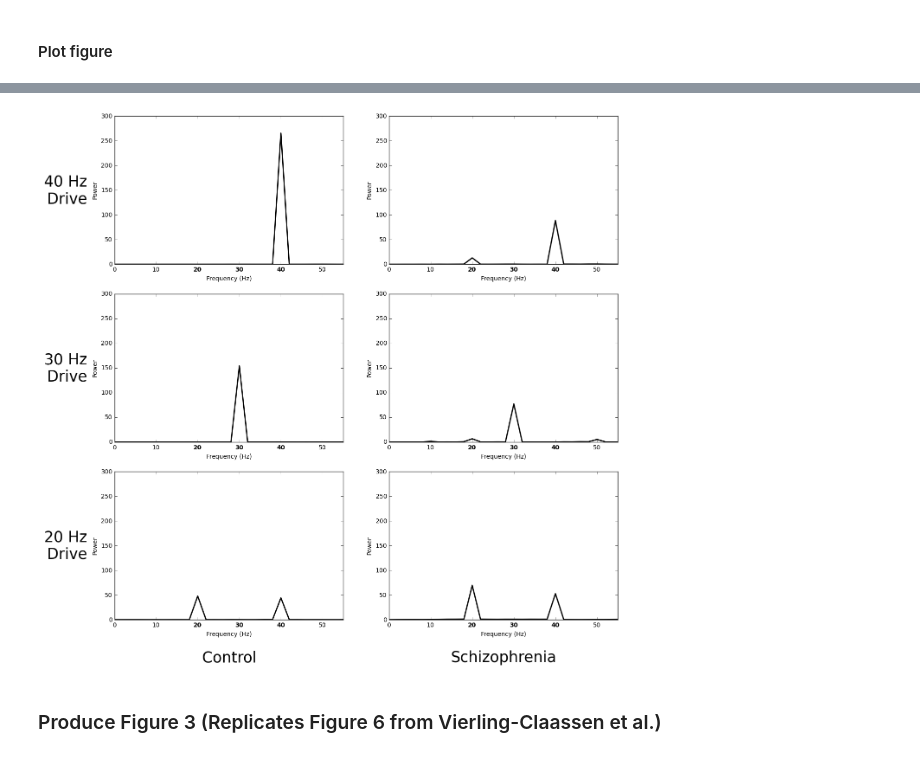
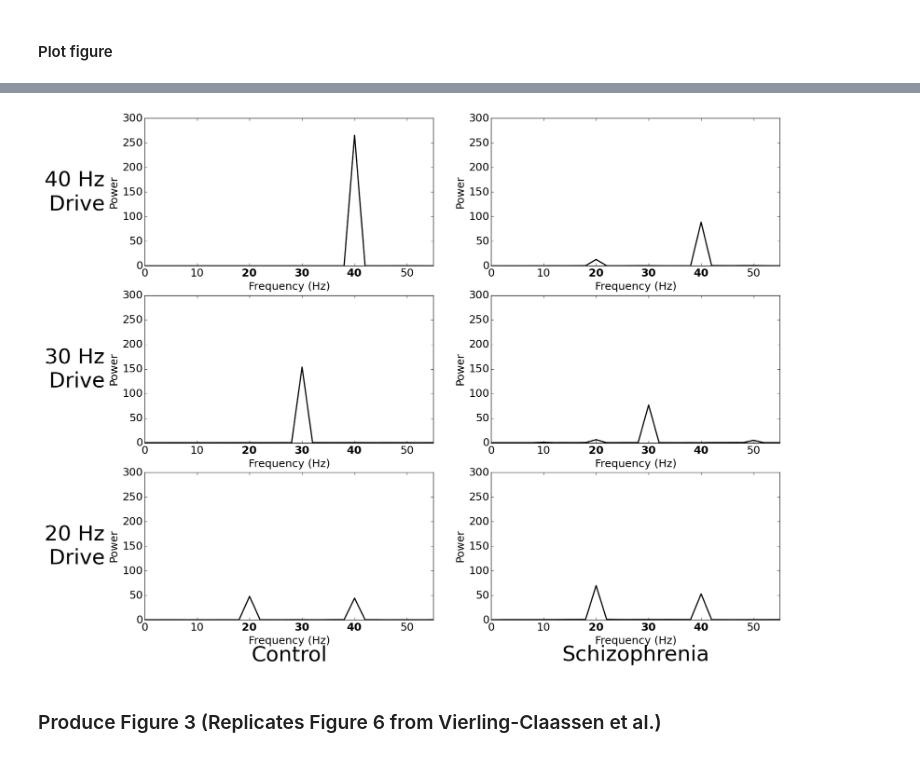
Before and after one commit to ReScience/ReScience-submission, a Jupyter notebook: notebook/plotFigures.ipynb, the cells around one changed output, grey strips where cells are left out. Drawn from its saved outputs; the diff is of its cells as text; code cells hidden in the pictures.

```diff
--- a/notebook/plotFigures.ipynb
+++ b/notebook/plotFigures.ipynb
@@ -27,16 +27,9 @@ def calcPowerSpectrum(meg,dt,sim_time):
     tn = np.linspace(0,sim_time,int(sim_time/dt)+1)
 
     npts = len(meg)
-    startpt = int(0.2*fs)
 
-    if (npts - startpt)%2!=0:
-        startpt = startpt + 1
 
-    meg = meg[startpt:]
-    tn = tn[startpt:]
-    nfft = len(tn)
-
-    pxx,freqs=mlab.psd(meg,NFFT=nfft,Fs=fs,noverlap=0,window=mlab.window_none)
+    pxx,freqs=mlab.psd(meg,NFFT=npts,Fs=fs,noverlap=0,window=mlab.window_none)
     pxx[0] = 0.0
 
     return pxx,freqs
@@ -146,69 +144,74 @@ pxx_schiz_40,_ = calcPowerSpectrum(schiz_avg_meg_40,dt,sim_time)
 # %% [markdown]
 #### Plot figure
 # %%
-f2,((ax11,ax22),(ax33,ax44),(ax55,ax66)) = plt.subplots(3,2,sharex=True,sharey=True,figsize=[15.0,15.0])
+f2,((ax11,ax22),(ax33,ax44),(ax55,ax66)) = plt.subplots(3,2,sharex=True,sharey=True,figsize=[19.0,15.0])
 
 ax11.plot(freqs*1000,pxx_ctrl_40,'k',linewidth=2)
 ax11.axis(xmin=0, xmax=55)
-ax11.set_xlabel('Frequency (Hz)')
-ax11.set_ylabel('Power')
-ax11.annotate('40 Hz \n Drive',xy=(0,0.5),xytext=(-ax11.yaxis.labelpad-5,0),xycoords=ax11.yaxis.label,textcoords='offset points',size=25,ha='right',va='center')
+ax11.set_xlabel('Frequency (Hz)',fontsize=18)
+ax11.set_ylabel('Power',fontsize=18)
+ax11.annotate('40 Hz \n Drive',xy=(0,0.5),xytext=(-ax11.yaxis.labelpad-5,0),xycoords=ax11.yaxis.label,textcoords='offset points',size=35,ha='right',va='center')
 xticks=ax11.xaxis.get_ticklabels()
 xticks[2].set_weight('bold')
 xticks[3].set_weight('bold')
 xticks[4].set_weight('bold')
 
 ax22.plot(freqs*1000,pxx_schiz_40,'k',linewidth=2)
-ax22.set_xlabel('Frequency (Hz)')
-ax22.set_ylabel('Power')
+ax22.set_xlabel('Frequency (Hz)',fontsize=18)
+ax22.set_ylabel('Power',fontsize=18)
 xticks=ax22.xaxis.get_ticklabels()
 xticks[2].set_weight('bold')
 xticks[3].set_weight('bold')
 xticks[4].set_weight('bold')
 
 ax33.plot(freqs*1000,pxx_ctrl_30,'k',linewidth=2)
-ax33.set_xlabel('Frequency (Hz)')
-ax33.set_ylabel('Power')
-ax33.annotate('30 Hz \n Drive',xy=(0,0.5),xytext=(-ax33.yaxis.labelpad-5,0),xycoords=ax33.yaxis.label,textcoords='offset points',size=25,ha='right',va='center')
+ax33.set_xlabel('Frequency (Hz)',fontsize=18)
+ax33.set_ylabel('Power',fontsize=18)
+ax33.annotate('30 Hz \n Drive',xy=(0,0.5),xytext=(-ax33.yaxis.labelpad-5,0),xycoords=ax33.yaxis.label,textcoords='offset points',size=35,ha='right',va='center')
 xticks=ax33.xaxis.get_ticklabels()
 xticks[2].set_weight('bold')
 xticks[3].set_weight('bold')
 xticks[4].set_weight('bold')
 
 ax44.plot(freqs*1000,pxx_schiz_30,'k',linewidth=2)
-ax44.set_xlabel('Frequency (Hz)')
-ax44.set_ylabel('Power')
+ax44.set_xlabel('Frequency (Hz)',fontsize=18)
+ax44.set_ylabel('Power',fontsize=18)
 xticks=ax44.xaxis.get_ticklabels()
 xticks[2].set_weight('bold')
 xticks[3].set_weight('bold')
 xticks[4].set_weight('bold')
 
 ax55.plot(freqs*1000,pxx_ctrl_20,'k',linewidth=2)
-ax55.set_xlabel('Frequency (Hz)')
-ax55.set_ylabel('Power')
-ax55.annotate('20 Hz \n Drive',xy=(0,0.5),xytext=(-ax55.yaxis.labelpad-5,0),xycoords=ax55.yaxis.label,textcoords='offset points',size=25,ha='right',va='center')
-ax55.annotate('Control',xy=(0.5,0),xytext=(0,-75),xycoords='axes fraction',textcoords='offset points',size=25,ha='center',va='bottom')
+ax55.set_xlabel('Frequency (Hz)',fontsize=18)
+ax55.set_ylabel('Power',fontsize=18)
+ax55.annotate('20 Hz \n Drive',xy=(0,0.5),xytext=(-ax55.yaxis.labelpad-5,0),xycoords=ax55.yaxis.label,textcoords='offset points',size=35,ha='right',va='center')
+ax55.annotate('Control',xy=(0.5,0),xytext=(0,-75),xycoords='axes fraction',textcoords='offset points',size=35,ha='center',va='bottom')
 xticks=ax55.xaxis.get_ticklabels()
 xticks[2].set_weight('bold')
 xticks[3].set_weight('bold')
 xticks[4].set_weight('bold')
 
 ax66.plot(freqs*1000,pxx_schiz_20,'k',linewidth=2)
-ax66.set_xlabel('Frequency (Hz)')
-ax66.set_ylabel('Power')
-ax66.annotate('Schizophrenia',xy=(0.5,0),xytext=(0,-75),xycoords='axes fraction',textcoords='offset points',size=25,ha='center',va='bottom')
+ax66.set_xlabel('Frequency (Hz)',fontsize=18)
+ax66.set_ylabel('Power',fontsize=18)
+ax66.annotate('Schizophrenia',xy=(0.5,0),xytext=(0,-75),xycoords='axes fraction',textcoords='offset points',size=35,ha='center',va='bottom')
 xticks=ax66.xaxis.get_ticklabels()
 xticks[2].set_weight('bold')
 xticks[3].set_weight('bold')
 xticks[4].set_weight('bold')
 
 
-plt.setp(ax11.get_xticklabels(),visible=True)
-plt.setp(ax22.get_xticklabels(),visible=True)
-plt.setp(ax33.get_xticklabels(),visible=True)
-plt.setp(ax44.get_xticklabels(),visible=True)
+plt.setp(ax11.get_xticklabels(),visible=True,fontsize=18)
+plt.setp(ax22.get_xticklabels(),visible=True,fontsize=18)
+plt.setp(ax33.get_xticklabels(),visible=True,fontsize=18)
+plt.setp(ax44.get_xticklabels(),visible=True,fontsize=18)
+plt.setp(ax55.get_xticklabels(),visible=True,fontsize=18)
+plt.setp(ax66.get_xticklabels(),visible=True,fontsize=18)
 
-plt.setp(ax22.get_yticklabels(),visible=True)
-plt.setp(ax44.get_yticklabels(),visible=True)
-plt.setp(ax66.get_yticklabels(),visible=True)
+plt.setp(ax22.get_yticklabels(),visible=True,fontsize=18)
+plt.setp(ax44.get_yticklabels(),visible=True,fontsize=18)
+plt.setp(ax66.get_yticklabels(),visible=True,fontsize=18)
+plt.setp(ax11.get_yticklabels(),visible=True,fontsize=18)
+plt.setp(ax33.get_yticklabels(),visible=True,fontsize=18)
+plt.setp(ax55.get_yticklabels(),visible=True,fontsize=18)
 # %% [output]
@@ -216,4 +232,4 @@ plt.setp(ax66.get_yticklabels(),visible=True)
-[figure, old version]
+[figure, new version]
 # %% [markdown]
 ### Produce Figure 3 (Replicates Figure 6 from Vierling-Claassen et al.)
 # %% [markdown]
```
Also changed, not shown: parts of 6 cells of this notebook, 1 other file.
